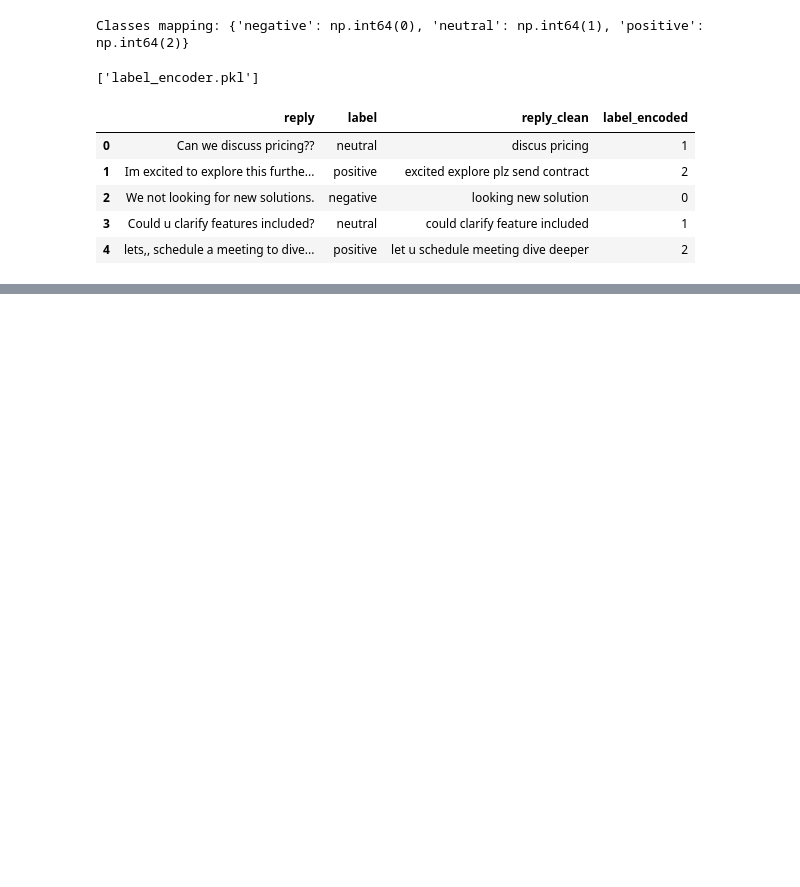
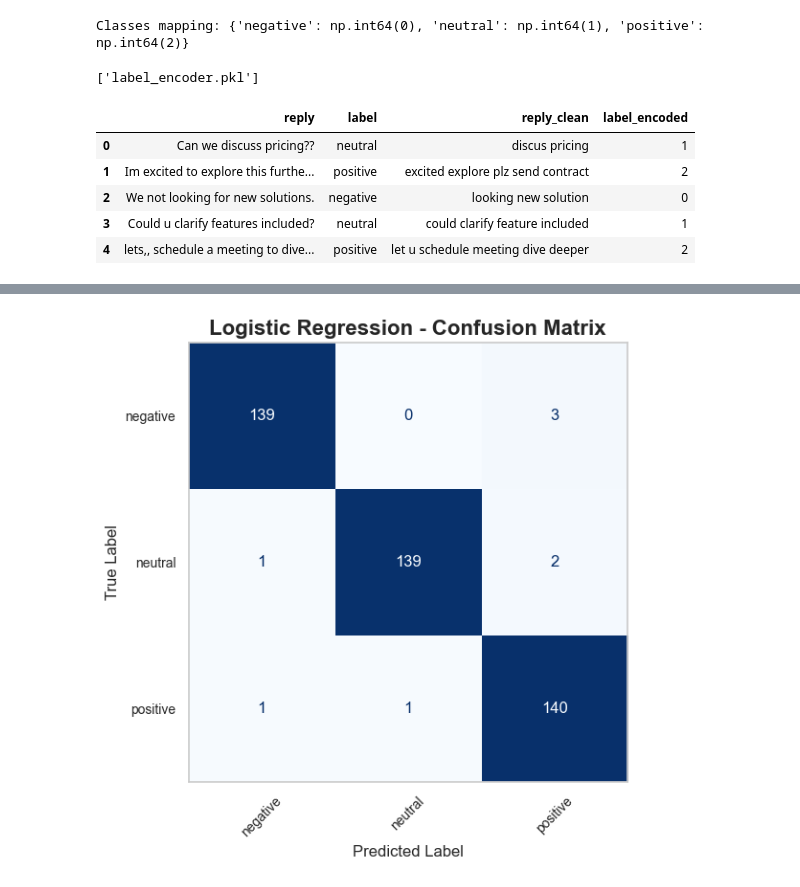
Before and after one commit to vaibhpande21/SvaraAI_Assessment, a Jupyter notebook: assessment.ipynb, the cells around one changed output, grey strips where cells are left out. Cells and saved outputs as stored; diff of their text form; code cells hidden in the pictures; blank space fills up the shorter version.

Commit message:
Update assessment.ipynb
trained logistic regression model

```diff
--- a/assessment.ipynb
+++ b/assessment.ipynb
@@ -178,3 +178,7 @@ def vectorize_train_test(X_train, X_test, method='tfidf'):
 # %%
 # TF-IDF
 X_train_vec, X_test_vec, vec = vectorize_train_test(X_train, X_test, method='tfidf')
+# %%
+## Initialize and train
+lr = LogisticRegression(max_iter=1000, class_weight="balanced", random_state=42)
+lr.fit(X_train_vec, y_train)
@@ -180,0 +187,3 @@ X_train_vec, X_test_vec, vec = vectorize_train_test(X_train, X_test, method='tfi
+# %%
+## Predict on test set
+y_pred = lr.predict(X_test_vec)
@@ -180,0 +209,24 @@ X_train_vec, X_test_vec, vec = vectorize_train_test(X_train, X_test, method='tfi
+# %%
+# Confusion matrix
+cm = confusion_matrix(y_test, y_pred)
+disp = ConfusionMatrixDisplay(confusion_matrix=cm, display_labels=le.classes_)
+
+# Create custom plot
+fig, ax = plt.subplots(figsize=(8, 6))
+disp.plot(
+    cmap="Blues",
+    xticks_rotation=45,
+    ax=ax,
+    colorbar=False  # Set to True if you want the color bar
+)
+
+# Custom styling
+ax.set_title("Logistic Regression - Confusion Matrix", fontsize=16, fontweight='bold')
+ax.set_xlabel("Predicted Label", fontsize=12)
+ax.set_ylabel("True Label", fontsize=12)
+ax.tick_params(axis='both', which='major', labelsize=10)
+plt.grid(False)
+plt.tight_layout()
+plt.show()
+# %% [output]
+[figure, added]
```
Also changed, not shown: parts of 3 cells of this notebook.
